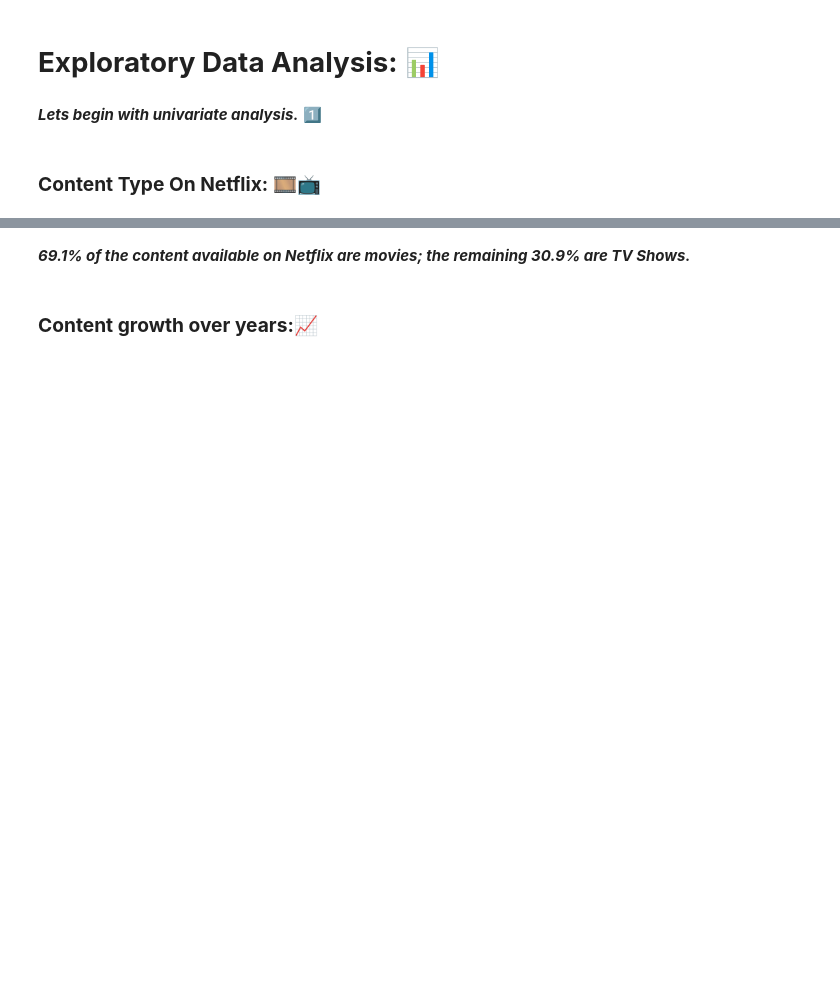
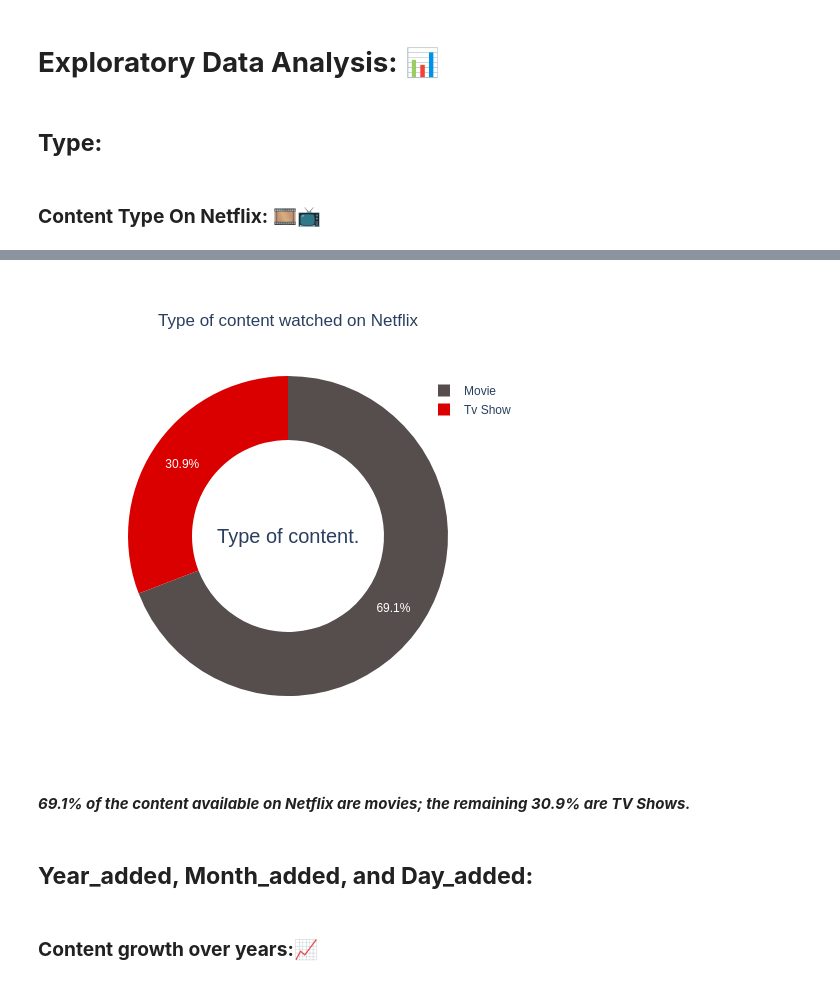
Before and after one commit to anishjohnson/NETFLIX-MOVIES-AND-TV-SHOWS-CLUSTERING, a Jupyter notebook: NETFLIX_MOVIES_AND_TV_SHOWS_CLUSTERING_Anish_Johnson.ipynb, the cells around one changed output, grey strips where cells are left out. Cells and saved outputs as stored; diff of their text form; code cells hidden in the pictures; blank space fills up the shorter version.

```diff
--- a/NETFLIX_MOVIES_AND_TV_SHOWS_CLUSTERING_Anish_Johnson.ipynb
+++ b/NETFLIX_MOVIES_AND_TV_SHOWS_CLUSTERING_Anish_Johnson.ipynb
@@ -198,8 +231,8 @@ netflix_data['month_added'] = netflix_data['date_added'].dt.month        # Compu
 ***Now lets start with EDA.***
 # %% [markdown]
 # **Exploratory Data Analysis:** 📊
-# %% [markdown]
-***Lets begin with univariate analysis.*** 1️⃣
+# %% [markdown]
+## **Type:**
 # %% [markdown]
 ### **Content Type On Netflix:** 🎞️📺
 # %%
@@ -209,12 +242,12 @@ labels = ['Tv Show', 'Movie']
 tv_show = netflix_data.type.value_counts()[1]
 movie = netflix_data.type.value_counts()[0]
 
-fig = go.Figure(data=[go.Pie(labels=labels, values=[tv_show, movie], hole=.4, )])
+fig = go.Figure(data=[go.Pie(labels=labels, values=[tv_show, movie], hole=.6)])
 fig.update_layout(
-    title_text="Type of content watched on Netflix",title_x=0.5, legend=dict(x=0.6),
+    title_text="Type of content watched on Netflix",title_x=0.5, legend=dict(x=0.9),height=500, width=500,
     # Add annotations in the center of the donut pies.
-    annotations=[dict(text='Type', font_size=20, showarrow=False)])
+    annotations=[dict(text='Type of content.', font_size=20, showarrow=False)])
 fig.update_traces(marker=dict(colors=colors))
 
-fig.show()
+fig.show('png')
 # %% [output]
@@ -222,5 +254,8 @@ fig.show()
+[figure, added]
 # %% [markdown]
 ***69.1% of the content available on Netflix are movies; the remaining 30.9% are TV Shows.***
+# %% [markdown]
+## **Year_added, Month_added, and Day_added:**
 # %% [markdown]
 ### **Content growth over years:**📈
 # %%
```
Also changed, not shown: parts of 109 cells of this notebook.
